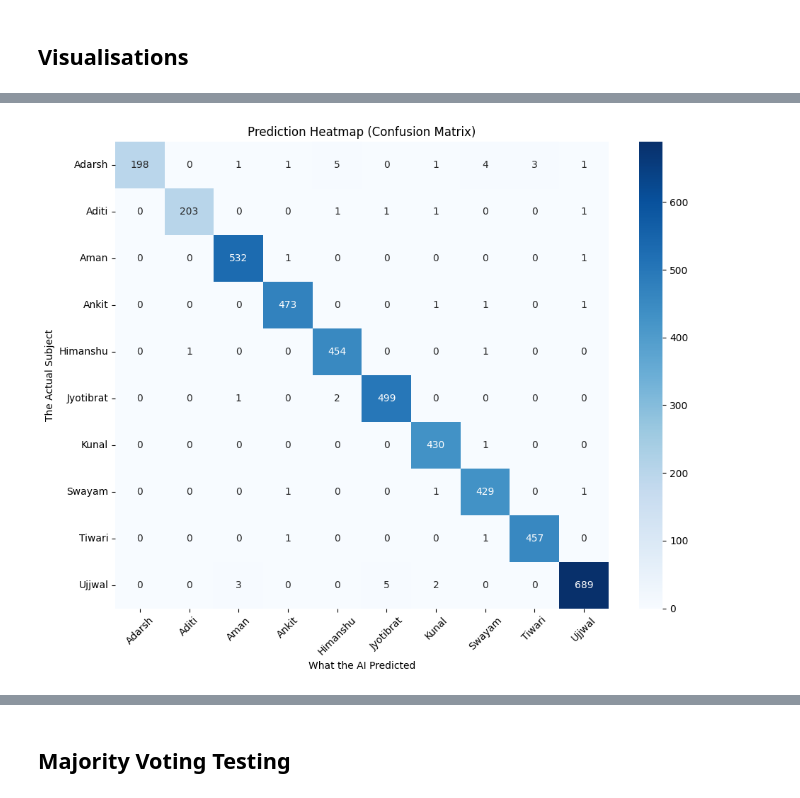
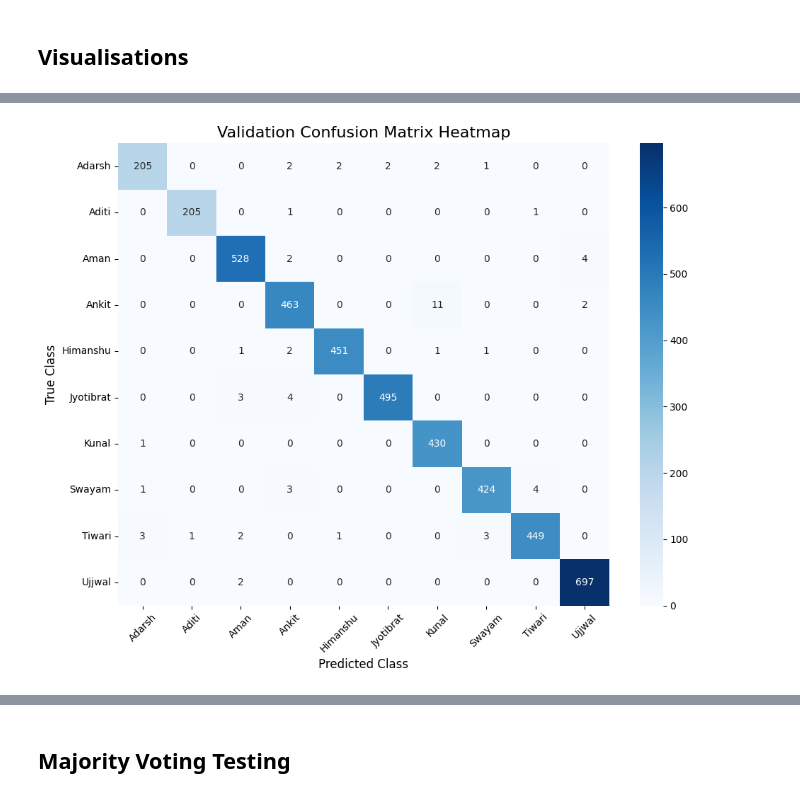
Before and after one commit to ankit1831/GAIT-Based-Biometric-Recognition-System, a Jupyter notebook: new_data_train.ipynb, the cells around one changed output, grey strips where cells are left out. Cells and saved outputs as stored; diff of their text form; code cells hidden in the pictures.

```diff
--- a/new_data_train.ipynb
+++ b/new_data_train.ipynb
@@ -562,24 +562,77 @@ import torch
 from torch.utils.data import DataLoader
 from torchvision import datasets, transforms
 
-# Set up device
-device = torch.device("cuda:0" if torch.cuda.is_available() else "cpu")
+# --- NEW IMPORTS FOR THE HEATMAP ---
+import matplotlib.pyplot as plt
+import seaborn as sns
+from sklearn.metrics import confusion_matrix
 
-# Load the trained model
-model = torch.load('new_dataset_gait_xception_FULL.pth')
-model = model.to(device)
+# ==========================================
+# 1. THE HEATMAP GENERATOR FUNCTION
+# ==========================================
+def generate_heatmap(model, dataloader, device, class_names):
+    print("\n[SYSTEM] Analyzing validation data and generating heatmap... Please wait.")
+    model.eval() # Freeze model weights for inference
 
-# Set up validation data transforms and dataloader
-data_transforms = transforms.Compose([
-    transforms.Resize((64, 64)),
-    transforms.ToTensor(),
-    transforms.Normalize([0.5, 0.5, 0.5], [0.5, 0.5, 0.5])
-])
+    all_preds = []
+    all_labels = []
 
-validation_dir = r"D:\Study\Coding\Project\GAIT_2\New Dataset\validation"
-val_dataset = datasets.ImageFolder(validation_dir, data_transforms)
-dataloaders_val = DataLoader(val_dataset, batch_size=64, shuffle=False, num_workers=4, pin_memory=True)
+    # Iterate through the validation data
+    with torch.no_grad():
+        for inputs, labels in dataloader:
+            inputs = inputs.to(device)
+            labels = labels.to(device)
 
-# Now generate the heatmap
-generate_heatmap(model, dataloaders_val, device)
+            outputs = model(inputs)
+            _, preds = torch.max(outputs, 1)
+
+            all_preds.extend(preds.cpu().numpy())
+            all_labels.extend(labels.cpu().numpy())
+
+    # Calculate the confusion matrix
+    cm = confusion_matrix(all_labels, all_preds)
+
+    # Plot the matrix using Seaborn
+    plt.figure(figsize=(10, 8))
+    sns.heatmap(cm, annot=True, fmt='d', cmap='Blues',
+                xticklabels=class_names, yticklabels=class_names)
+
+    plt.title('Validation Confusion Matrix Heatmap', fontsize=16)
+    plt.ylabel('True Class', fontsize=12)
+    plt.xlabel('Predicted Class', fontsize=12)
+    plt.xticks(rotation=45)
+    plt.tight_layout()
+    plt.show()
+
+# ==========================================
+# 2. THE MAIN EXECUTION BLOCK
+# ==========================================
+if __name__ == "__main__":
+    # Set up device
+    device = torch.device("cuda:0" if torch.cuda.is_available() else "cpu")
+    print(f"[SYSTEM] Using device: {device}")
+
+    # Load the trained model
+    model = torch.load('Models/new_dataset_gait_xception_FULL.pth', map_location=device)
+    model = model.to(device)
+
+    # Set up validation data transforms
+    data_transforms = transforms.Compose([
+        transforms.Resize((64, 64)),
+        transforms.ToTensor(),
+        transforms.Normalize([0.5, 0.5, 0.5], [0.5, 0.5, 0.5])
+    ])
+
+    validation_dir = r"D:\Study\Coding\Project\GAIT_2\New Dataset\validation"
+    val_dataset = datasets.ImageFolder(validation_dir, data_transforms)
+
+    # Note: On Windows, num_workers > 0 can sometimes cause freezing.
+    # If it hangs, change num_workers=0.
+    dataloaders_val = DataLoader(val_dataset, batch_size=64, shuffle=False, num_workers=4, pin_memory=True)
+
+    # Extract the class names dynamically from your folders
+    my_class_names = val_dataset.classes
+
+    # Now generate the heatmap!
+    generate_heatmap(model, dataloaders_val, device, my_class_names)
 # %% [output]
@@ -588,4 +642,4 @@ Success! Heatmap saved as 'prediction_heatmap.png'
-[figure, old version]
+[figure, new version]
 # %%
 import torch
 import torch.nn.functional as F
```
Also changed, not shown: parts of 6 cells of this notebook, 2 other files.
